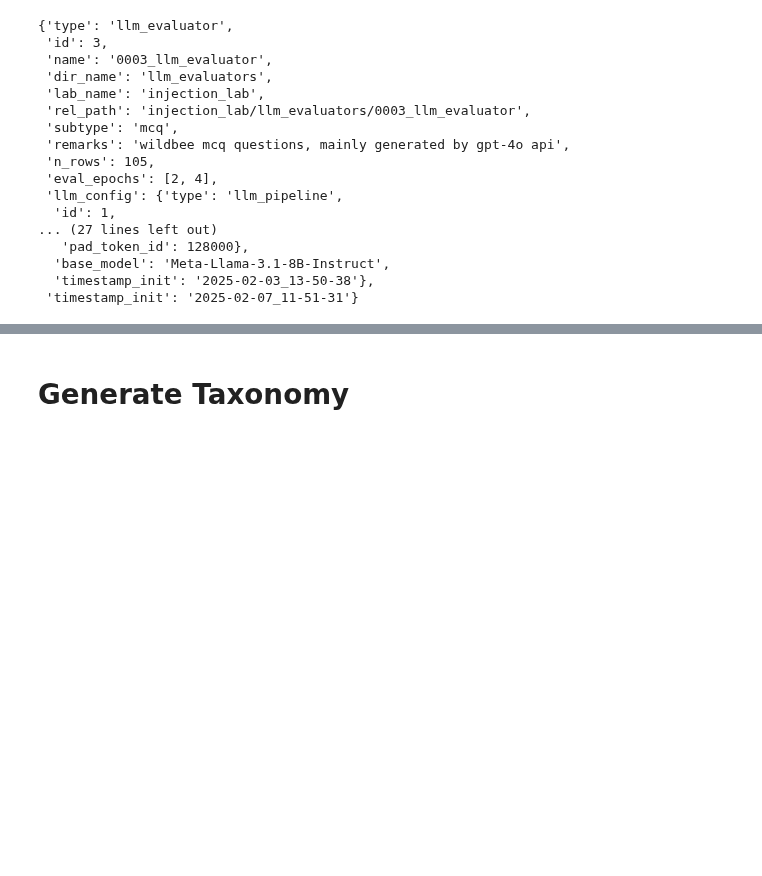
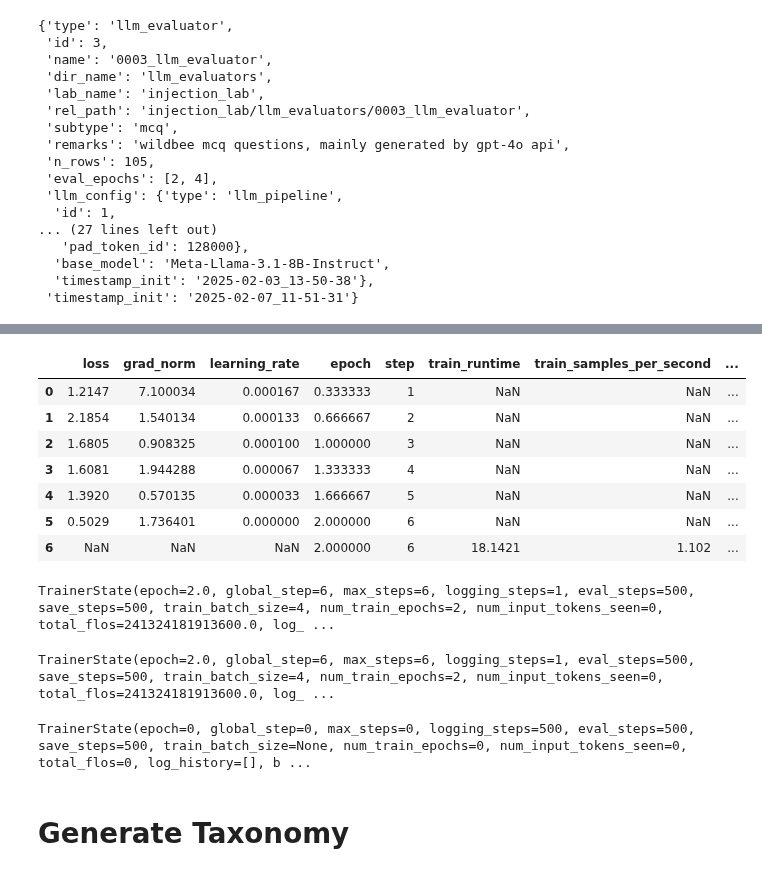
Before and after one commit to fee1ix/beesup_injection_lab, a Jupyter notebook: experiment_notebook.ipynb, the cells around one changed output, grey strips where cells are left out. Cells and saved outputs as stored; diff of their text form; code cells hidden in the pictures; blank space fills up the shorter version.

```diff
--- a/experiment_notebook.ipynb
+++ b/experiment_notebook.ipynb
@@ -335,3 +454,26 @@ The model 'PeftModel' is not supported for . Supported models are ['BartForCausa
+# %%
+pd.DataFrame(experiment.ftn_pipe.trainer.state.log_history)
+# %% [output]
+|  | loss | grad_norm | learning_rate | epoch | step | train_runtime | train_samples_per_second | ... |
+| 0 | 1.2147 | 7.100034 | 0.000167 | 0.333333 | 1 | NaN | NaN | ... |
+| 1 | 2.1854 | 1.540134 | 0.000133 | 0.666667 | 2 | NaN | NaN | ... |
+| 2 | 1.6805 | 0.908325 | 0.000100 | 1.000000 | 3 | NaN | NaN | ... |
+| 3 | 1.6081 | 1.944288 | 0.000067 | 1.333333 | 4 | NaN | NaN | ... |
+| 4 | 1.3920 | 0.570135 | 0.000033 | 1.666667 | 5 | NaN | NaN | ... |
+| 5 | 0.5029 | 1.736401 | 0.000000 | 2.000000 | 6 | NaN | NaN | ... |
+| 6 | NaN | NaN | NaN | 2.000000 | 6 | 18.1421 | 1.102 | ... |
+# %%
+experiment.ftn_pipe.trainer.state
+# %% [output]
+TrainerState(epoch=2.0, global_step=6, max_steps=6, logging_steps=1, eval_steps=500, save_steps=500, train_batch_size=4, num_train_epochs=2, num_input_tokens_seen=0, total_flos=241324181913600.0, log_ ...
+# %%
+experiment.ftn_pipe.trainer.state
+# %% [output]
+TrainerState(epoch=2.0, global_step=6, max_steps=6, logging_steps=1, eval_steps=500, save_steps=500, train_batch_size=4, num_train_epochs=2, num_input_tokens_seen=0, total_flos=241324181913600.0, log_ ...
+# %%
+TrainerState(epoch=0)
+# %% [output]
+TrainerState(epoch=0, global_step=0, max_steps=0, logging_steps=500, eval_steps=500, save_steps=500, train_batch_size=None, num_train_epochs=0, num_input_tokens_seen=0, total_flos=0, log_history=[], b ...
 # %% [markdown]
 # Generate Taxonomy
 # %%
```
Also changed, not shown: parts of 25 cells of this notebook, 7 other files.
